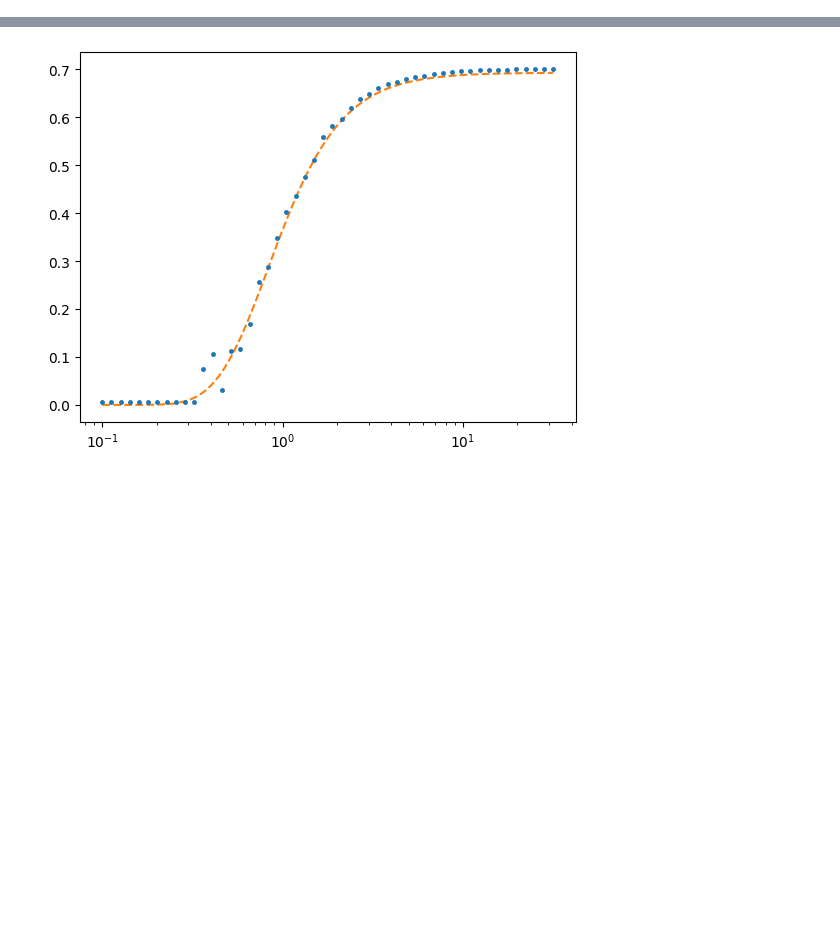
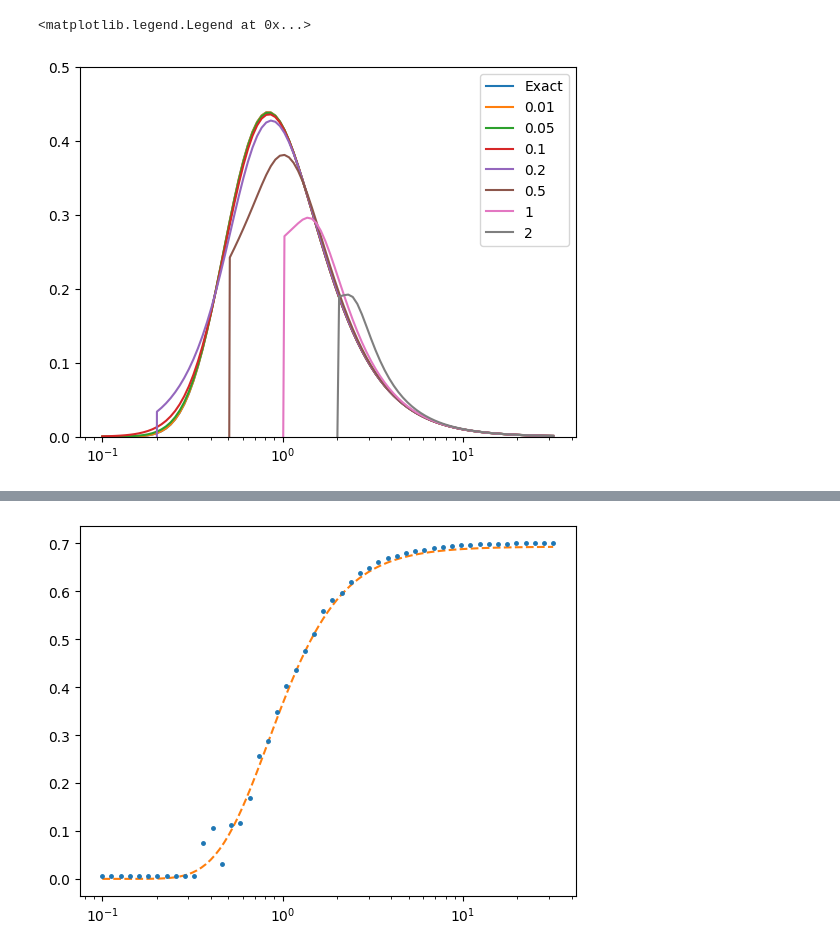
Before and after one commit to nedsen/ising-model, a Jupyter notebook: question1.ipynb, the cells around one changed output, grey strips where cells are left out. Cells and saved outputs as stored; diff of their text form; code cells hidden in the pictures; blank space fills up the shorter version.

```diff
--- a/question1.ipynb
+++ b/question1.ipynb
@@ -87,0 +109,34 @@ plt.xscale('log')
+# %%
+def U_exact(T):
+    return -np.tanh(1/T)
+
+def c_exact(T, epsilon=1, k=1):
+    beta = 1/(k*T)
+    return epsilon**2 * beta / (T * np.cosh(beta * epsilon)**2)
+# %%
+npoints=100
+Ts = np.logspace(-1, 1.5, npoints)
+deltaT = 0.1
+
+deltaTs = [0.01, 0.05, 0.1, 0.2, 0.5, 1, 2]
+
+
+Cs = np.zeros((npoints, len(deltaTs)))
+for (j,dt) in enumerate(deltaTs):
+    for (i,T) in enumerate(Ts):
+        e1 = U_exact(T-dt)
+        e2 = U_exact(T+dt)
+
+        Cs[i,j] = (e2 - e1) / (2*dt)
+
+# print(0.05*Ts)
+
+plt.figure()
+plt.plot(Ts, c_exact(Ts), label="Exact")
+plt.plot(Ts, Cs, label=deltaTs)
+plt.xscale('log')
+plt.ylim([0,0.5])
+plt.legend()
+# %% [output]
+<matplotlib.legend.Legend at 0x...>
+[figure, added]
```
Also changed, not shown: parts of 20 cells of this notebook, 1 other file.
